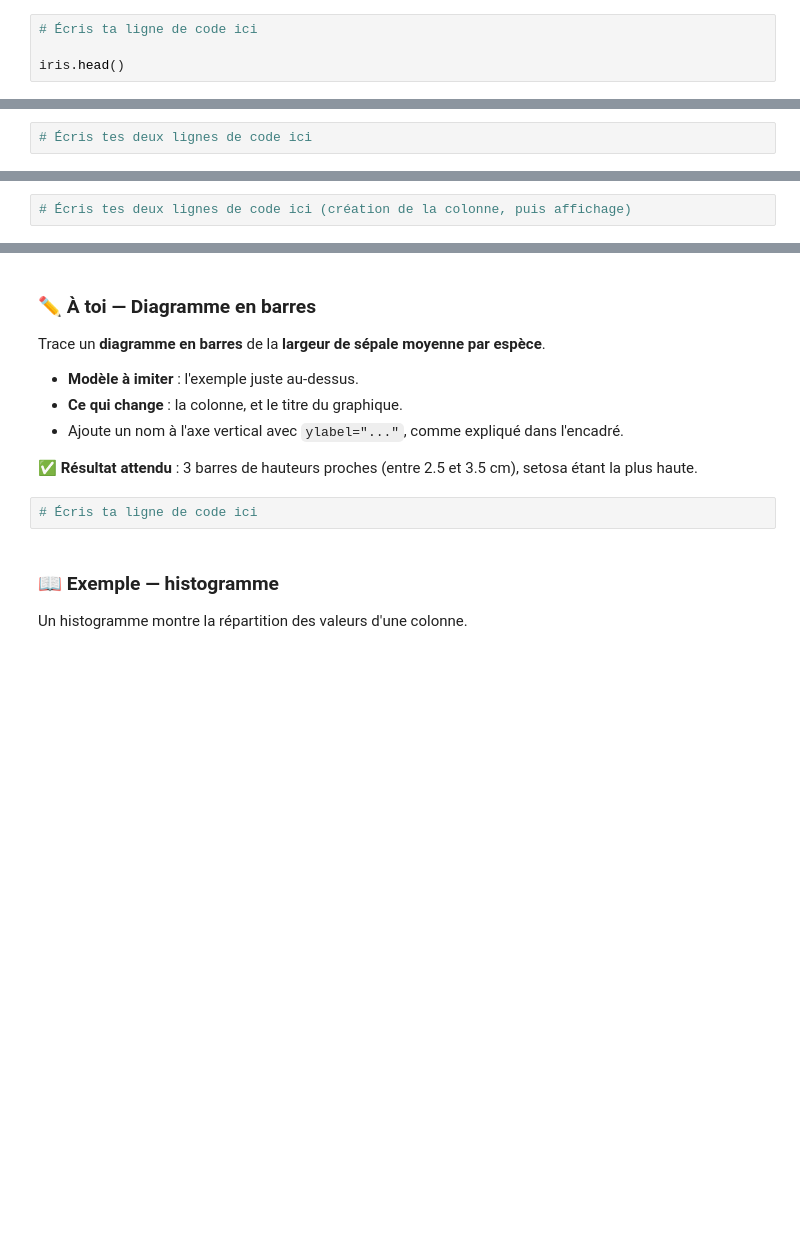
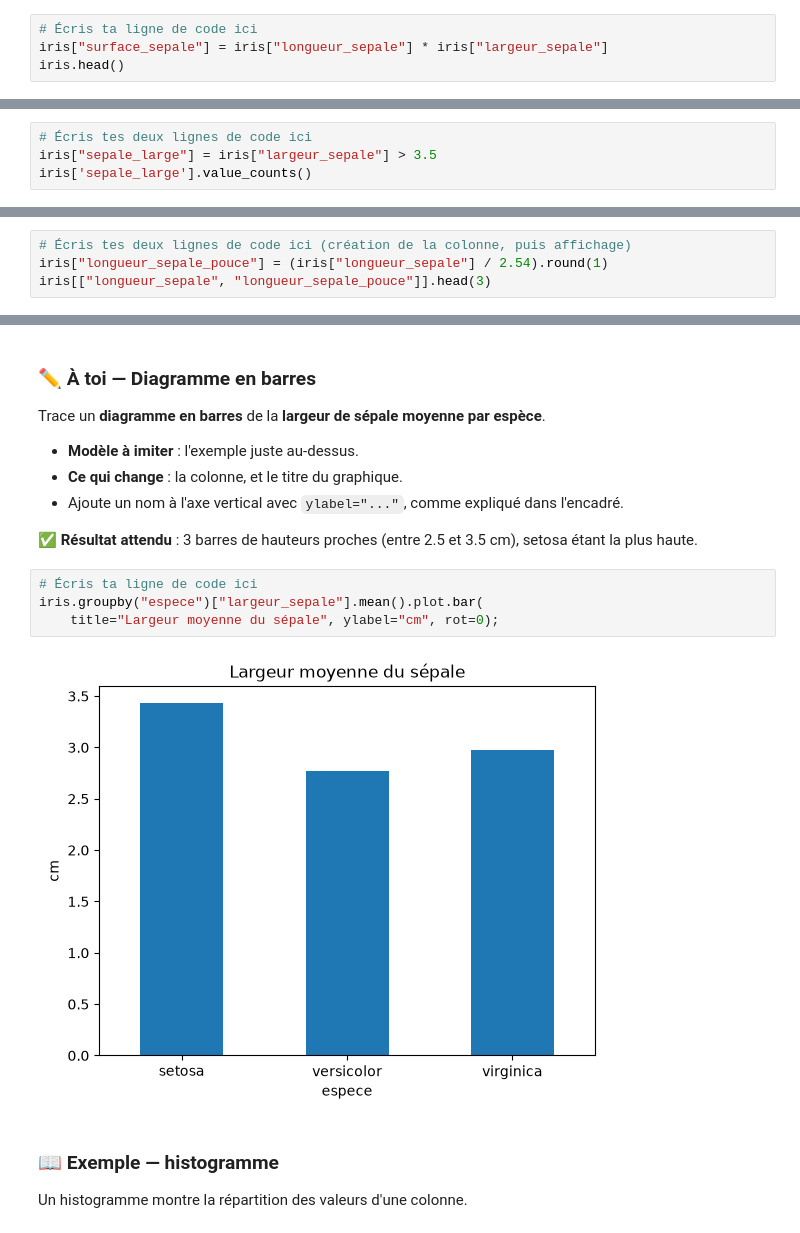
Before and after one commit to Franck-LF/05_Python_Iris, a Jupyter notebook: 1_imiter_pandas_iris.ipynb, the cells around one changed output, grey strips where cells are left out. Drawn from its saved outputs; the diff is of its cells as text; blank space fills up the shorter version.

```diff
--- a/1_imiter_pandas_iris.ipynb
+++ b/1_imiter_pandas_iris.ipynb
@@ -408,5 +478,5 @@ Crée une nouvelle colonne `surface_sepale` égale à **longueur du sépale × l
 ✅ **Résultat attendu** : une colonne `surface_sepale` apparaît à droite ; pour la 1ʳᵉ fleur, 5.1 × 3.5 = **17.85**.
 # %%
 # Écris ta ligne de code ici
-
+iris["surface_sepale"] = iris["longueur_sepale"] * iris["largeur_sepale"]
 iris.head()
@@ -427,3 +509,5 @@ Crée une colonne `sepale_large` qui vaut `True` quand la **largeur du sépale d
 ✅ **Résultat attendu** : **131** `False` et **19** `True`.
 # %%
 # Écris tes deux lignes de code ici
+iris["sepale_large"] = iris["largeur_sepale"] > 3.5
+iris['sepale_large'].value_counts()
@@ -446,3 +540,5 @@ Crée une colonne `longueur_sepale_pouces` : la longueur du sépale convertie en
 ✅ **Résultat attendu** : pour les 3 premières fleurs, **2.0**, **1.9** et **1.9** pouces.
 # %%
 # Écris tes deux lignes de code ici (création de la colonne, puis affichage)
+iris["longueur_sepale_pouce"] = (iris["longueur_sepale"] / 2.54).round(1)
+iris[["longueur_sepale", "longueur_sepale_pouce"]].head(3)
@@ -551,6 +693,10 @@ Trace un **diagramme en barres** de la **largeur de sépale moyenne par espèce*
 ✅ **Résultat attendu** : 3 barres de hauteurs proches (entre 2.5 et 3.5 cm), setosa étant la plus haute.
 # %%
 # Écris ta ligne de code ici
+iris.groupby("espece")["largeur_sepale"].mean().plot.bar(
+    title="Largeur moyenne du sépale", ylabel="cm", rot=0);
+# %% [output]
+[figure, added]
 # %% [markdown]
 ### 📖 Exemple — histogramme
 Un histogramme montre la répartition des valeurs d'une colonne.
```
Also changed, not shown: parts of 34 cells of this notebook, 2 other files.
